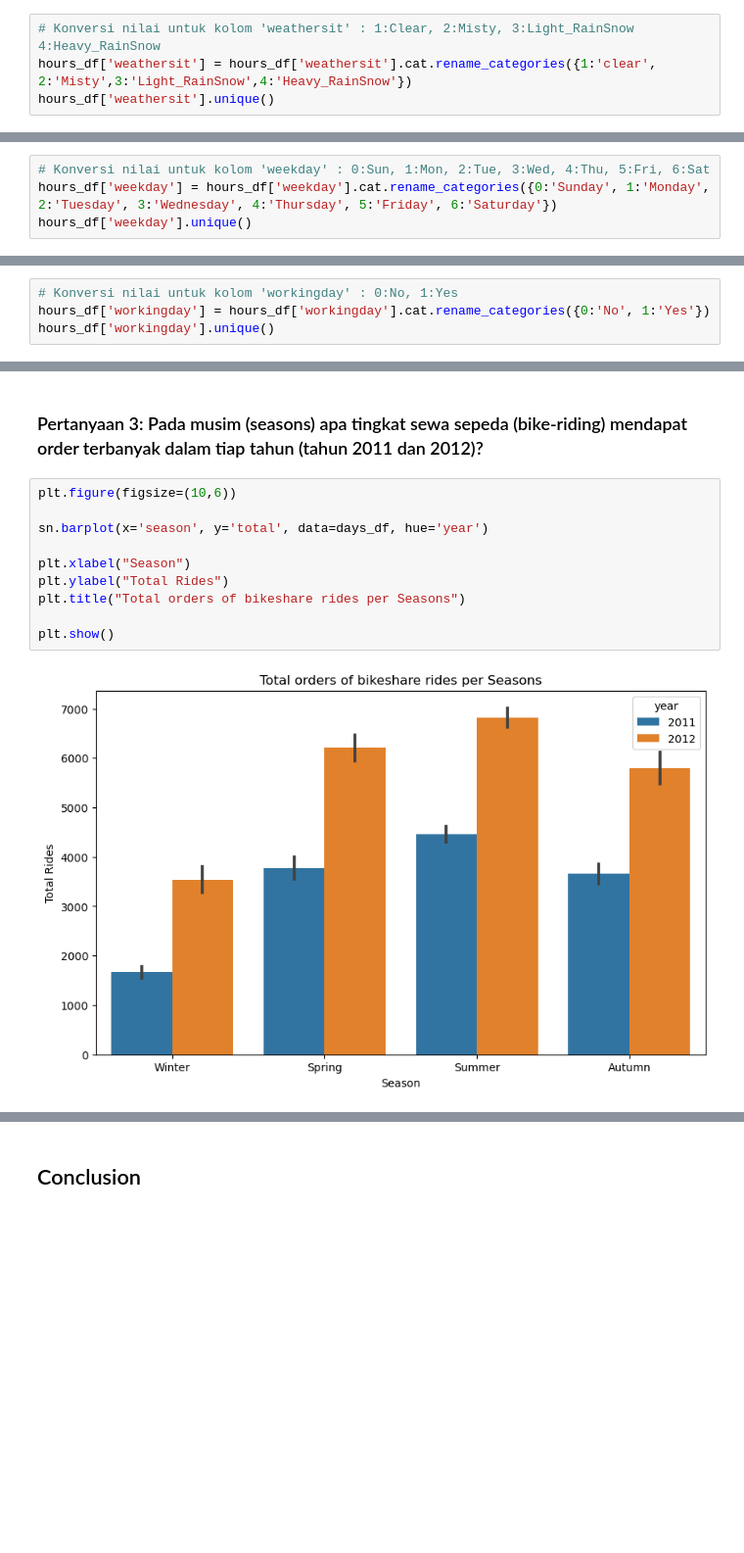
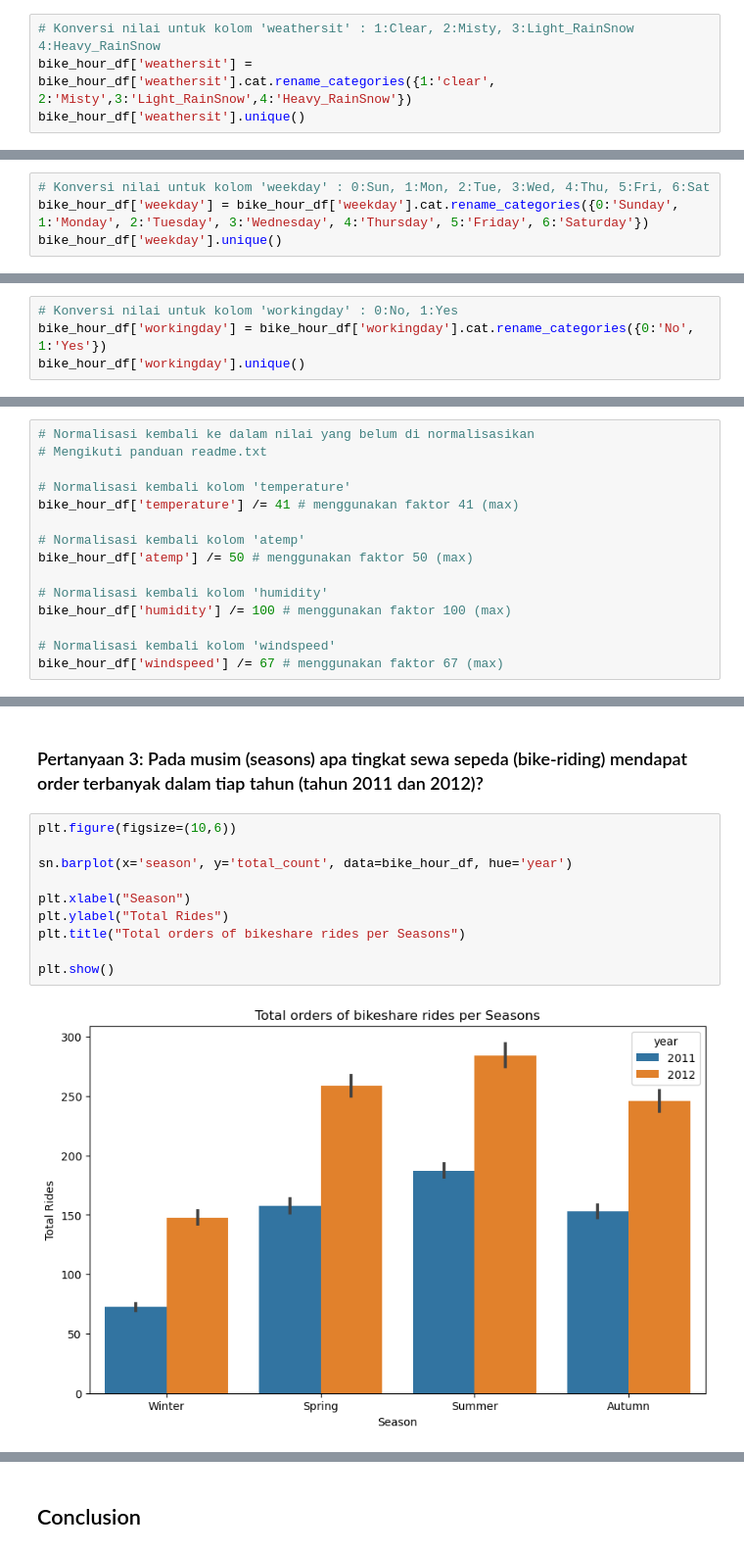
Before and after one commit to Tasyanadila/Proyek-Analisis-Data, a Jupyter notebook: Proyek Analisis Data.ipynb, the cells around one changed output, grey strips where cells are left out. Shown at 98% size. Saved outputs shown, nothing was run; the diff lists cells and outputs as text; blank space fills up the shorter version.

```diff
--- a/Proyek Analisis Data.ipynb
+++ b/Proyek Analisis Data.ipynb
@@ -392,22 +226,37 @@ Length: 12
 Categories (12, object): ['Jan', 'Feb', 'Mar', 'Apr', ..., 'Sep', 'Oct', 'Nov', 'Dec']
 # %%
 # Konversi nilai untuk kolom 'weathersit' : 1:Clear, 2:Misty, 3:Light_RainSnow 4:Heavy_RainSnow
-hours_df['weathersit'] = hours_df['weathersit'].cat.rename_categories({1:'clear', 2:'Misty',3:'Light_RainSnow',4:'Heavy_RainSnow'})
-hours_df['weathersit'].unique()
+bike_hour_df['weathersit'] = bike_hour_df['weathersit'].cat.rename_categories({1:'clear', 2:'Misty',3:'Light_RainSnow',4:'Heavy_RainSnow'})
+bike_hour_df['weathersit'].unique()
 # %% [output]
 ['clear', 'Misty', 'Light_RainSnow', 'Heavy_RainSnow']
 Categories (4, object): ['clear', 'Misty', 'Light_RainSnow', 'Heavy_RainSnow']
 # %%
 # Konversi nilai untuk kolom 'weekday' : 0:Sun, 1:Mon, 2:Tue, 3:Wed, 4:Thu, 5:Fri, 6:Sat
-hours_df['weekday'] = hours_df['weekday'].cat.rename_categories({0:'Sunday', 1:'Monday', 2:'Tuesday', 3:'Wednesday', 4:'Thursday', 5:'Friday', 6:'Saturday'})
-hours_df['weekday'].unique()
+bike_hour_df['weekday'] = bike_hour_df['weekday'].cat.rename_categories({0:'Sunday', 1:'Monday', 2:'Tuesday', 3:'Wednesday', 4:'Thursday', 5:'Friday', 6:'Saturday'})
+bike_hour_df['weekday'].unique()
 # %% [output]
 ['Saturday', 'Sunday', 'Monday', 'Tuesday', 'Wednesday', 'Thursday', 'Friday']
 Categories (7, object): ['Sunday', 'Monday', 'Tuesday', 'Wednesday', 'Thursday', 'Friday', 'Saturday']
 # %%
 # Konversi nilai untuk kolom 'workingday' : 0:No, 1:Yes
-hours_df['workingday'] = hours_df['workingday'].cat.rename_categories({0:'No', 1:'Yes'})
-hours_df['workingday'].unique()
+bike_hour_df['workingday'] = bike_hour_df['workingday'].cat.rename_categories({0:'No', 1:'Yes'})
+bike_hour_df['workingday'].unique()
 # %% [output]
 ['No', 'Yes']
 Categories (2, object): ['No', 'Yes']
+# %%
+# Normalisasi kembali ke dalam nilai yang belum di normalisasikan
+# Mengikuti panduan readme.txt
+
+# Normalisasi kembali kolom 'temperature'
+bike_hour_df['temperature'] /= 41 # menggunakan faktor 41 (max)
+
+# Normalisasi kembali kolom 'atemp'
+bike_hour_df['atemp'] /= 50 # menggunakan faktor 50 (max)
+
+# Normalisasi kembali kolom 'humidity'
+bike_hour_df['humidity'] /= 100 # menggunakan faktor 100 (max)
+
+# Normalisasi kembali kolom 'windspeed'
+bike_hour_df['windspeed'] /= 67 # menggunakan faktor 67 (max)
@@ -466,12 +398,12 @@ plt.show()
 # %%
 plt.figure(figsize=(10,6))
 
-sn.barplot(x='season', y='total', data=days_df, hue='year')
+sn.barplot(x='season', y='total_count', data=bike_hour_df, hue='year')
 
 plt.xlabel("Season")
 plt.ylabel("Total Rides")
 plt.title("Total orders of bikeshare rides per Seasons")
 
 plt.show()
 # %% [output]
-[figure, old version]
+[figure, new version]
```
Also changed, not shown: parts of 57 cells of this notebook, 5 other files.
